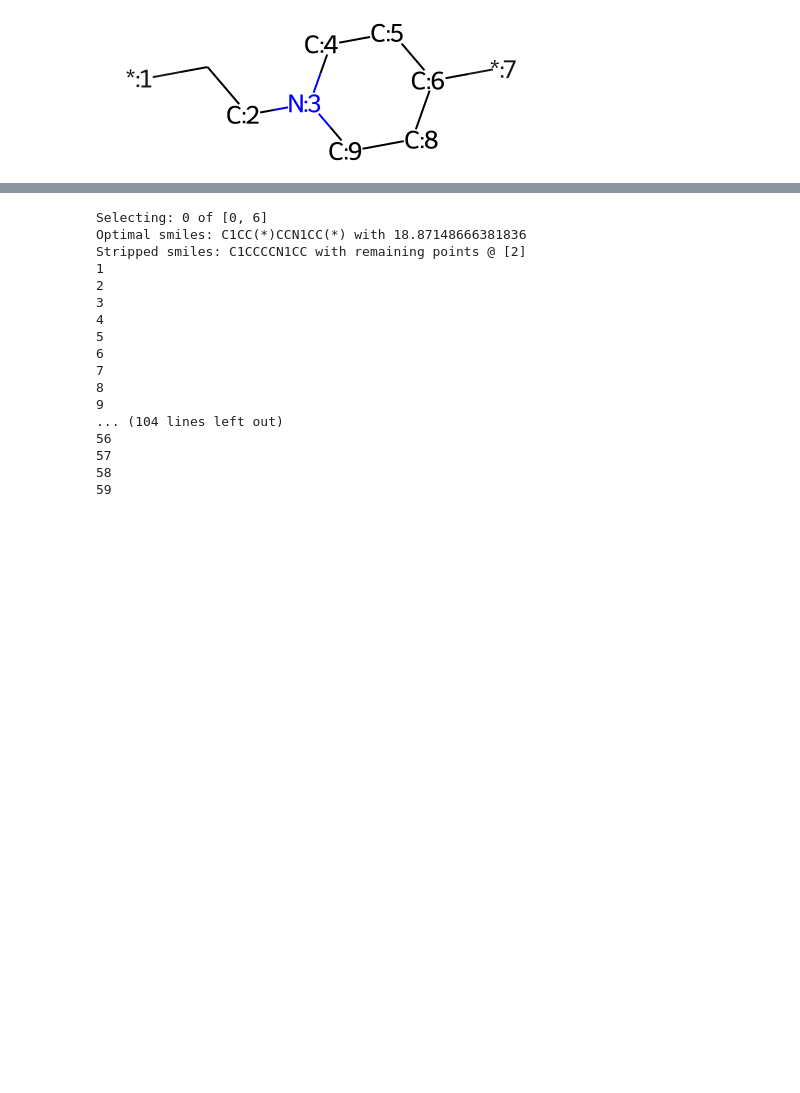
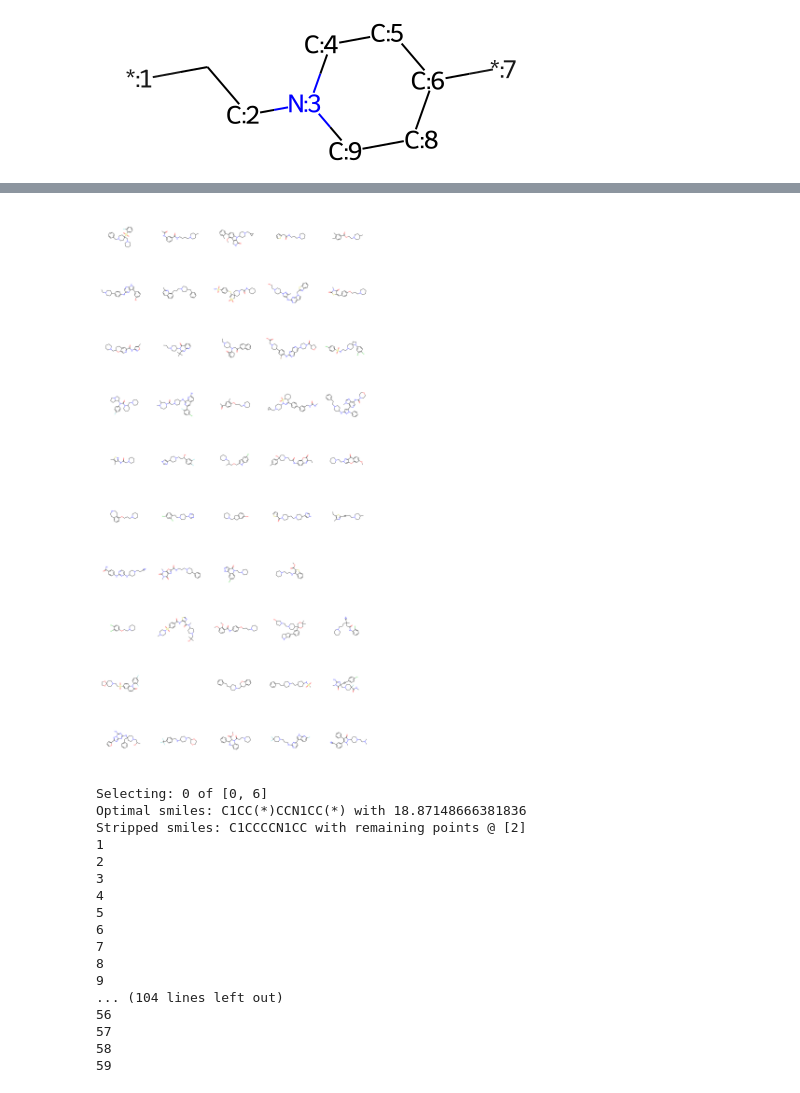
Before and after one commit to MorganCThomas/SMILES-RNN, a Jupyter notebook: playground.ipynb, the cells around one changed output, grey strips where cells are left out. Cells and saved outputs as stored; diff of their text form; code cells hidden in the pictures; blank space fills up the shorter version.

Commit message:
sample partial smiles

```diff
--- a/playground.ipynb
+++ b/playground.ipynb
@@ -428,0 +553,4 @@ utils.randomize_smiles(tsmiles, n_rand=10, random_type='restricted', rootAtom=0,
+# %%
+smiles = [self.tokenizer.untokenize(self.vocabulary.decode(seq)) for seq in batch_seqs.cpu().numpy()]
+Draw.MolsToGridImage([Chem.MolFromSmiles(smi) for smi in smiles], molsPerRow=5, subImgSize=(500, 500))
+# %% [output]
@@ -429 +564,2 @@ utils.randomize_smiles(tsmiles, n_rand=10, random_type='restricted', rootAtom=0,
+[figure, added]
 # %%
```
Also changed, not shown: parts of 13 cells of this notebook, 3 other files.
